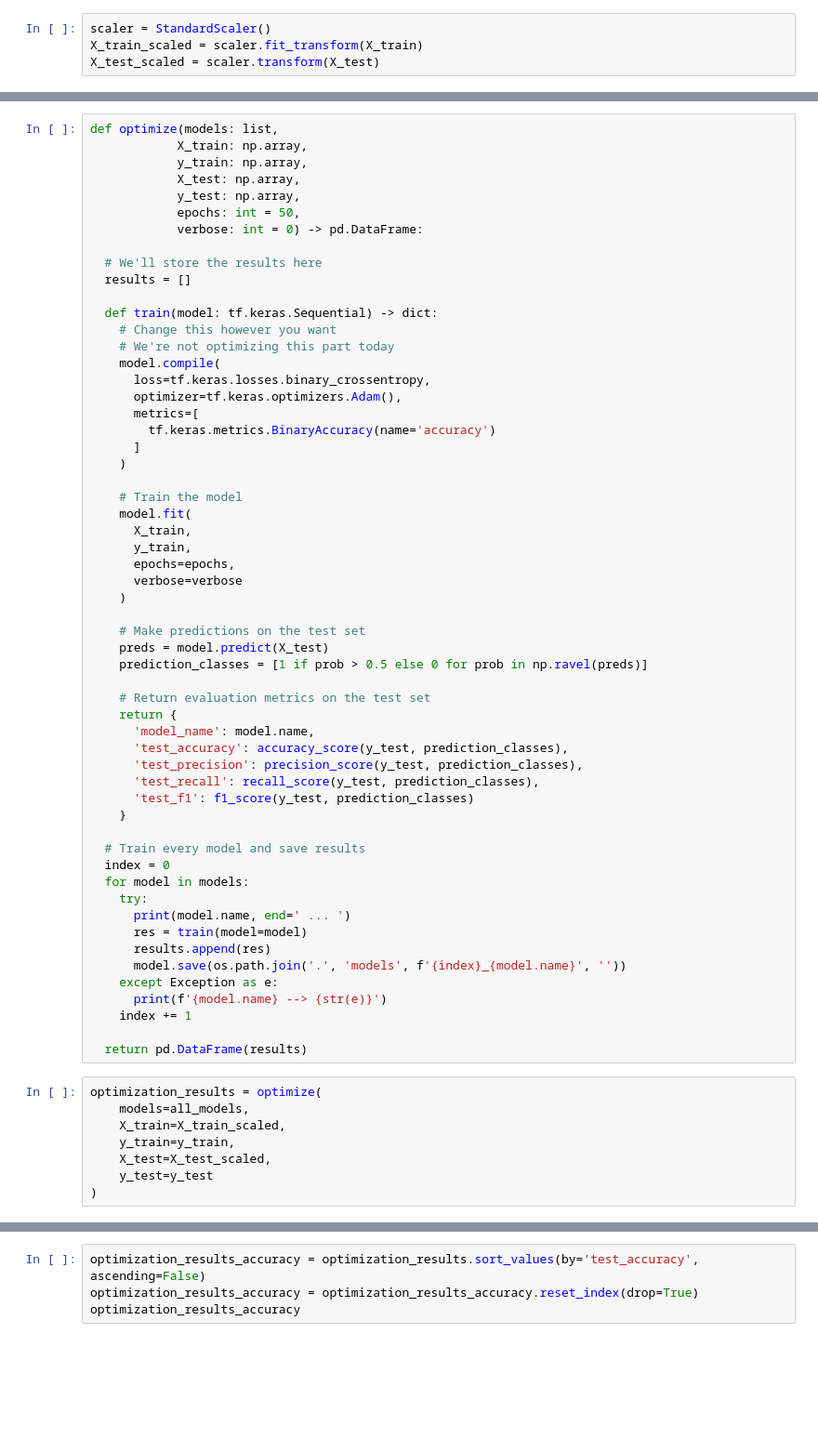
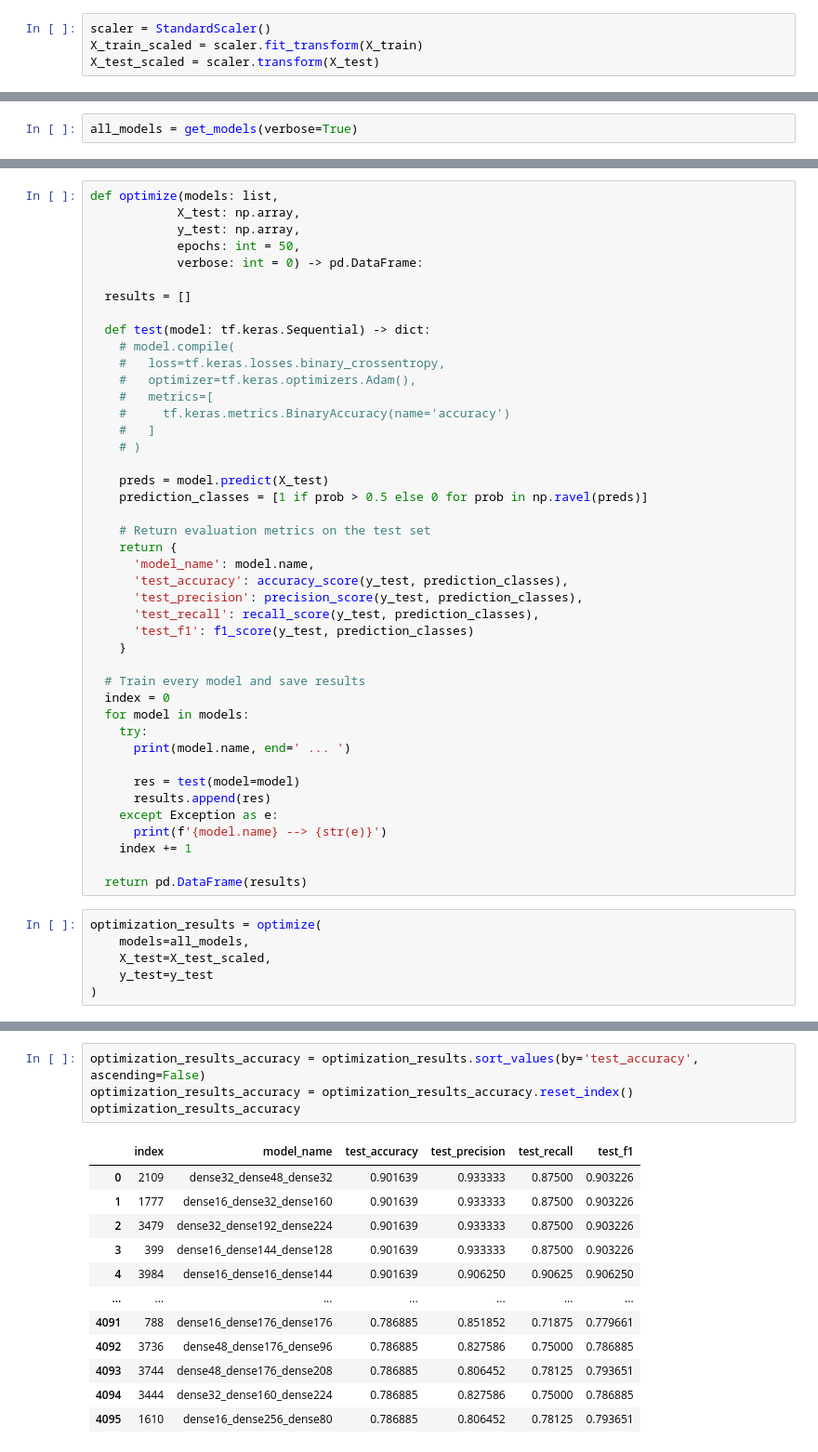
Before and after one commit to zfalstic/science-fair-2023, a Jupyter notebook: heart-attack-tf-test.ipynb, the cells around one changed output, grey strips where cells are left out. Shown: that part at 93% size. Drawn from its saved outputs; the diff is of its cells as text; blank space fills up the shorter version.

```diff
--- a/heart-attack-tf-test.ipynb
+++ b/heart-attack-tf-test.ipynb
@@ -51,0 +158,2 @@ all_models = []
+# %%
+all_models = get_models(verbose=True)
@@ -52,35 +182,21 @@ all_models = []
 # %%
 def optimize(models: list,
-            X_train: np.array,
-            y_train: np.array,
             X_test: np.array,
             y_test: np.array,
             epochs: int = 50,
             verbose: int = 0) -> pd.DataFrame:
 
-  # We'll store the results here
   results = []
 
-  def train(model: tf.keras.Sequential) -> dict:
-    # Change this however you want
-    # We're not optimizing this part today
-    model.compile(
-      loss=tf.keras.losses.binary_crossentropy,
-      optimizer=tf.keras.optimizers.Adam(),
-      metrics=[
-        tf.keras.metrics.BinaryAccuracy(name='accuracy')
-      ]
-    )
+  def test(model: tf.keras.Sequential) -> dict:
+    # model.compile(
+    #   loss=tf.keras.losses.binary_crossentropy,
+    #   optimizer=tf.keras.optimizers.Adam(),
+    #   metrics=[
+    #     tf.keras.metrics.BinaryAccuracy(name='accuracy')
+    #   ]
+    # )
 
-    # Train the model
-    model.fit(
-      X_train,
-      y_train,
-      epochs=epochs,
-      verbose=verbose
-    )
-
-    # Make predictions on the test set
     preds = model.predict(X_test)
     prediction_classes = [1 if prob > 0.5 else 0 for prob in np.ravel(preds)]
 
@@ -98,9 +214,9 @@ def optimize(models: list,
   for model in models:
     try:
       print(model.name, end=' ... ')
-      res = train(model=model)
+
+      res = test(model=model)
       results.append(res)
-      model.save(os.path.join('.', 'models', f'{index}_{model.name}', ''))
     except Exception as e:
       print(f'{model.name} --> {str(e)}')
     index += 1
@@ -109,8 +225,6 @@ def optimize(models: list,
 # %%
 optimization_results = optimize(
     models=all_models,
-    X_train=X_train_scaled,
-    y_train=y_train,
     X_test=X_test_scaled,
     y_test=y_test
 )
@@ -138,4 +305,17 @@ optimization_results_recall
 # %%
 optimization_results_accuracy = optimization_results.sort_values(by='test_accuracy', ascending=False)
-optimization_results_accuracy = optimization_results_accuracy.reset_index(drop=True)
+optimization_results_accuracy = optimization_results_accuracy.reset_index()
 optimization_results_accuracy
+# %% [output]
+|  | index | model_name | test_accuracy | test_precision | test_recall | test_f1 |
+| 0 | 2109 | dense32_dense48_dense32 | 0.901639 | 0.933333 | 0.87500 | 0.903226 |
+| 1 | 1777 | dense16_dense32_dense160 | 0.901639 | 0.933333 | 0.87500 | 0.903226 |
+| 2 | 3479 | dense32_dense192_dense224 | 0.901639 | 0.933333 | 0.87500 | 0.903226 |
+| 3 | 399 | dense16_dense144_dense128 | 0.901639 | 0.933333 | 0.87500 | 0.903226 |
+| 4 | 3984 | dense16_dense16_dense144 | 0.901639 | 0.906250 | 0.90625 | 0.906250 |
+| ... | ... | ... | ... | ... | ... | ... |
+| 4091 | 788 | dense16_dense176_dense176 | 0.786885 | 0.851852 | 0.71875 | 0.779661 |
+| 4092 | 3736 | dense48_dense176_dense96 | 0.786885 | 0.827586 | 0.75000 | 0.786885 |
+| 4093 | 3744 | dense48_dense176_dense208 | 0.786885 | 0.806452 | 0.78125 | 0.793651 |
+| 4094 | 3444 | dense32_dense160_dense224 | 0.786885 | 0.827586 | 0.75000 | 0.786885 |
+| 4095 | 1610 | dense16_dense256_dense80 | 0.786885 | 0.806452 | 0.78125 | 0.793651 |
```
Also changed, not shown: parts of 28 cells of this notebook.
